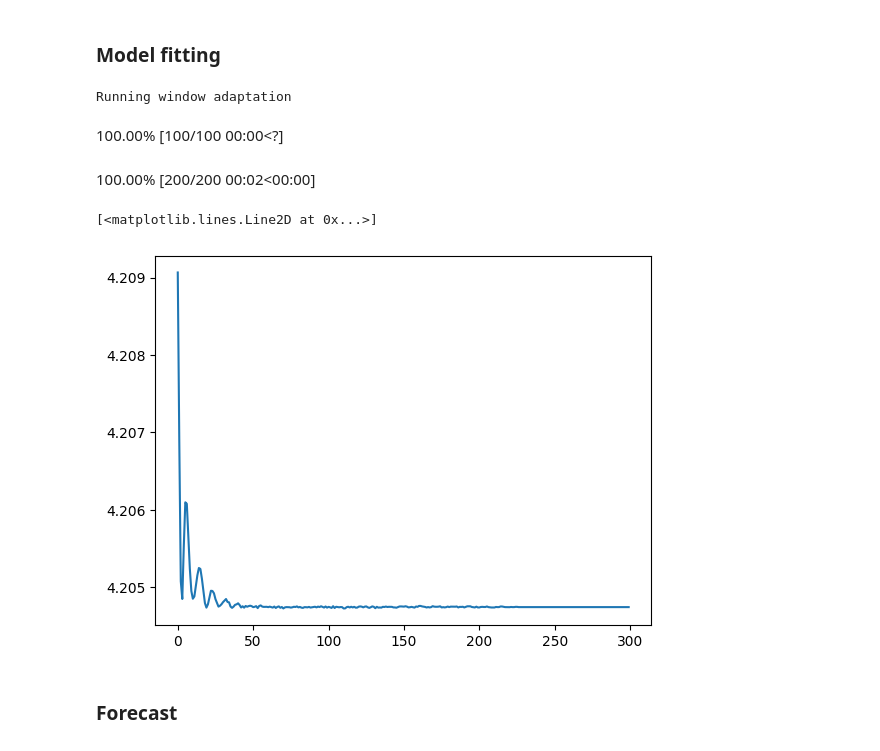
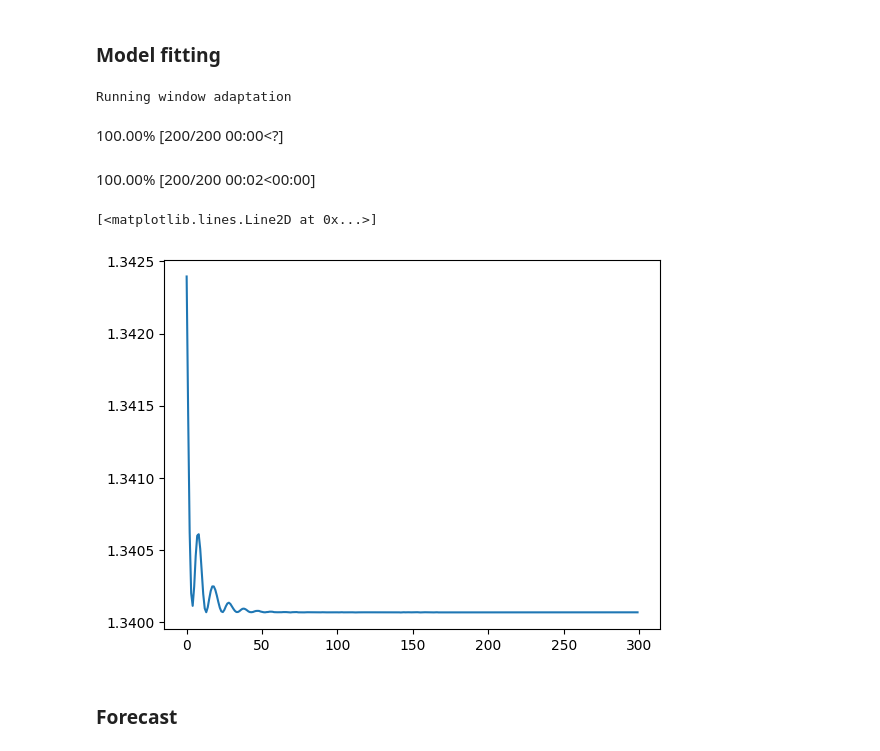
Before and after one commit to probml/sts-jax, a Jupyter notebook: sts_jax/structural_time_series/demos/sts_poisson_demo.ipynb, the cells around one changed output. Cells and saved outputs as stored; diff of their text form; code cells hidden in the pictures.

```diff
--- a/sts_jax/structural_time_series/demos/sts_poisson_demo.ipynb
+++ b/sts_jax/structural_time_series/demos/sts_poisson_demo.ipynb
@@ -112,15 +107,17 @@ model = sts.StructuralTimeSeries([trend],
 # Fit the model using HMC
 opt_param, _losses = model.fit_mle(counts_training, num_steps=300)
 param_samples, _log_probs = model.fit_hmc(
-    num_samples=200, obs_time_series=counts_training, initial_params=opt_param)
-
-plt.plot(_losses)
+    num_samples=200, obs_time_series=counts_training, initial_params=opt_param, warmup_steps=200)
 # %% [output]
 Running window adaptation
-100.00% [100/100 00:00<?]
+100.00% [200/200 00:00<?]
 100.00% [200/200 00:02<00:00]
-[<matplotlib.lines.Line2D at 0x...>]
-[figure, removed]
+# %%
+
+plt.plot(jnp.log(_losses))
+# %% [output]
+[<matplotlib.lines.Line2D at 0x...>]
+[figure, added]
 # %% [markdown]
 ### Forecast
 # %%
```
Also changed, not shown: parts of 12 cells of this notebook, 1 other file.
